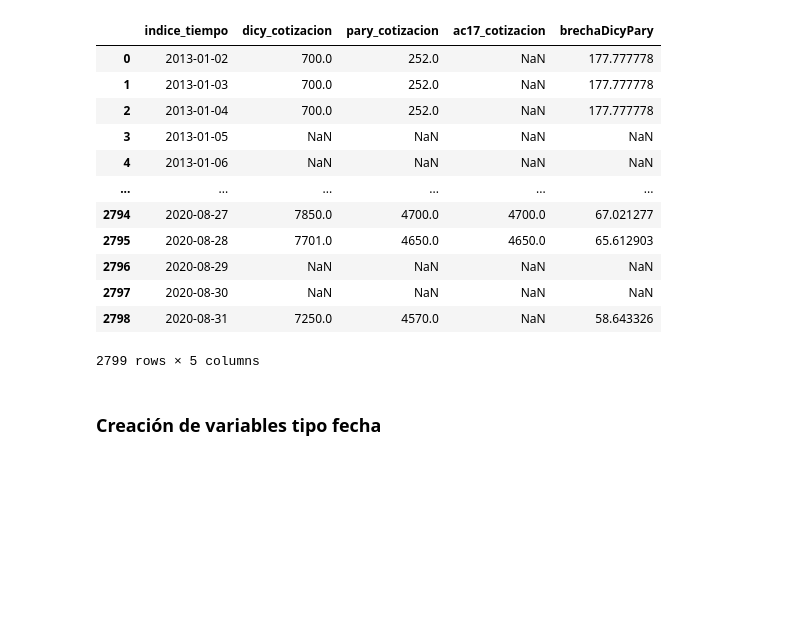
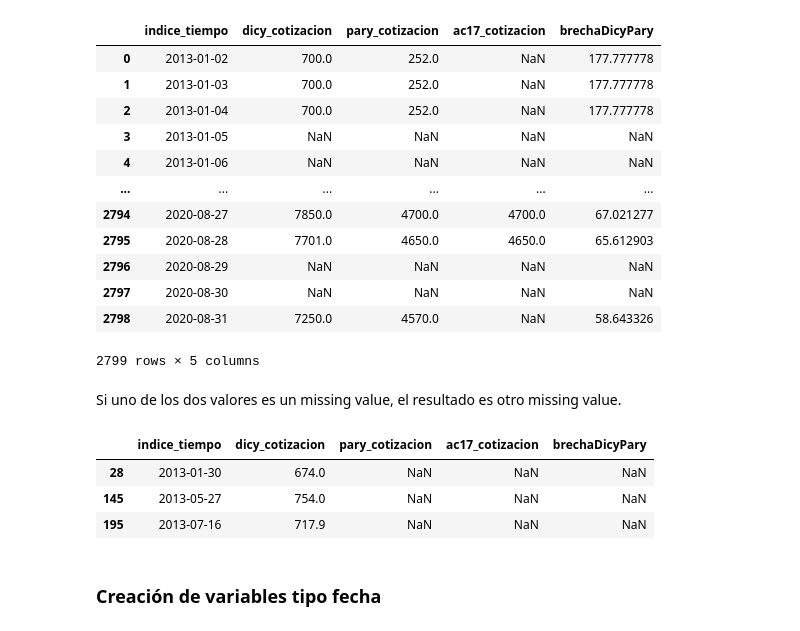
Before and after one commit to mateosuster/pythonungs, a Jupyter notebook: codigos/manipulacion_de_datos/4_Manipulación_de_DataFrames.ipynb, the cells around one changed output. Saved outputs shown, nothing was run; the diff lists cells and outputs as text; code cells hidden in the pictures; blank space fills up the shorter version.

```diff
--- a/codigos/manipulacion_de_datos/4_Manipulación_de_DataFrames.ipynb
+++ b/codigos/manipulacion_de_datos/4_Manipulación_de_DataFrames.ipynb
@@ -150,6 +151,15 @@ df_sel
 | 2797 | 2020-08-30 | NaN | NaN | NaN | NaN |
 | 2798 | 2020-08-31 | 7250.0 | 4570.0 | NaN | 58.643326 |
 2799 rows × 5 columns
+# %% [markdown]
+Si uno de los dos valores es un missing value, el resultado es otro missing value.
+# %%
+df_sel[(df_sel['brechaDicyPary'].isna()) & (~df_sel['dicy_cotizacion'].isna())].head(3)
+# %% [output]
+|  | indice_tiempo | dicy_cotizacion | pary_cotizacion | ac17_cotizacion | brechaDicyPary |
+| 28 | 2013-01-30 | 674.0 | NaN | NaN | NaN |
+| 145 | 2013-05-27 | 754.0 | NaN | NaN | NaN |
+| 195 | 2013-07-16 | 717.9 | NaN | NaN | NaN |
 # %% [markdown]
 ### Creación de variables tipo fecha
 # %% [markdown]
```
Also changed, not shown: parts of 8 cells of this notebook.
